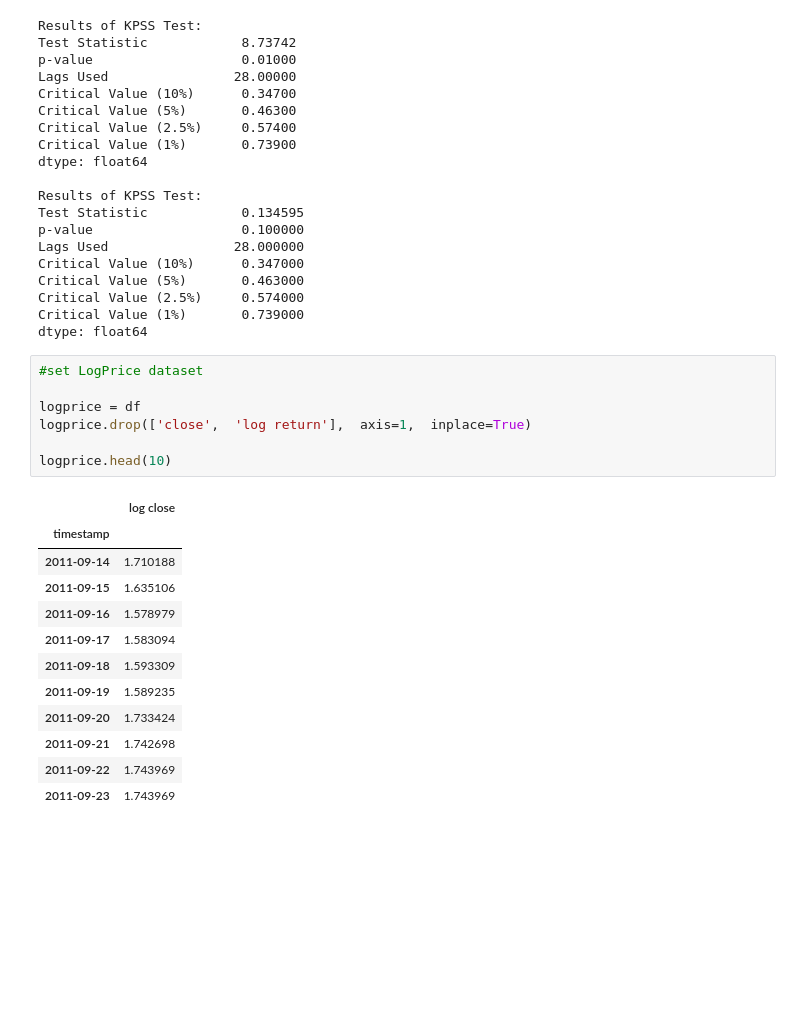
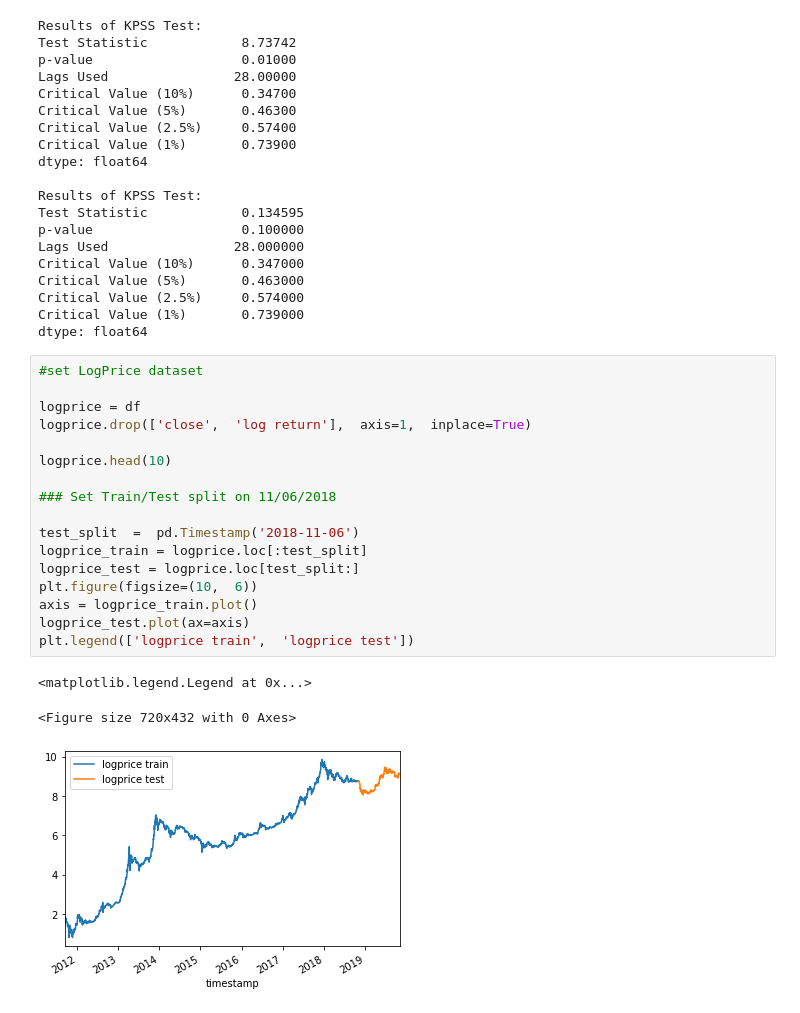
Before and after one commit to conaill/ForecastingPrimer, a Jupyter notebook: Bitcoin ARIMA GAS Model.ipynb, the cells around one changed output. Cells and saved outputs as stored; diff of their text form; blank space fills up the shorter version.

```diff
--- a/Bitcoin ARIMA GAS Model.ipynb
+++ b/Bitcoin ARIMA GAS Model.ipynb
@@ -243,23 +243,24 @@ dtype: float64
 # %%
 #set LogPrice dataset
 
 logprice = df
 logprice.drop(['close',  'log return'],  axis=1,  inplace=True)
 
 logprice.head(10)
+
+### Set Train/Test split on 11/06/2018
+
+test_split  =  pd.Timestamp('2018-11-06')
+logprice_train = logprice.loc[:test_split]
+logprice_test = logprice.loc[test_split:]
+plt.figure(figsize=(10,  6))
+axis = logprice_train.plot()
+logprice_test.plot(ax=axis)
+plt.legend(['logprice train',  'logprice test'])
 # %% [output]
-|  | log close |
-| timestamp |  |
-| 2011-09-14 | 1.710188 |
-| 2011-09-15 | 1.635106 |
-| 2011-09-16 | 1.578979 |
-| 2011-09-17 | 1.583094 |
-| 2011-09-18 | 1.593309 |
-| 2011-09-19 | 1.589235 |
-| 2011-09-20 | 1.733424 |
-| 2011-09-21 | 1.742698 |
-| 2011-09-22 | 1.743969 |
-| 2011-09-23 | 1.743969 |
+<matplotlib.legend.Legend at 0x...>
+<Figure size 720x432 with 0 Axes>
+[figure, added]
 # %%
 # Define GAS Model (Gaussian)
 
```
Also changed, not shown: parts of 9 cells of this notebook, 2 other files.
